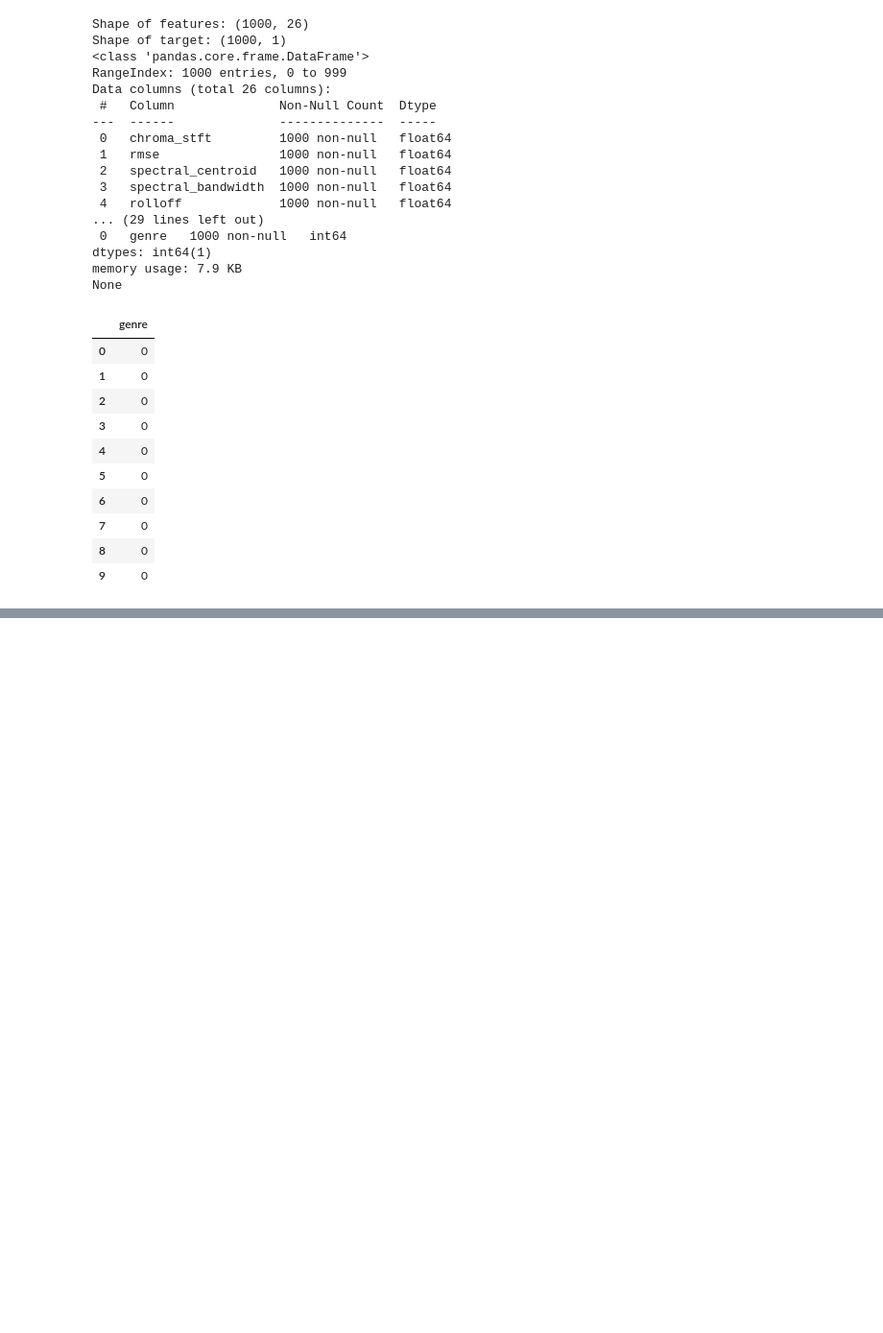
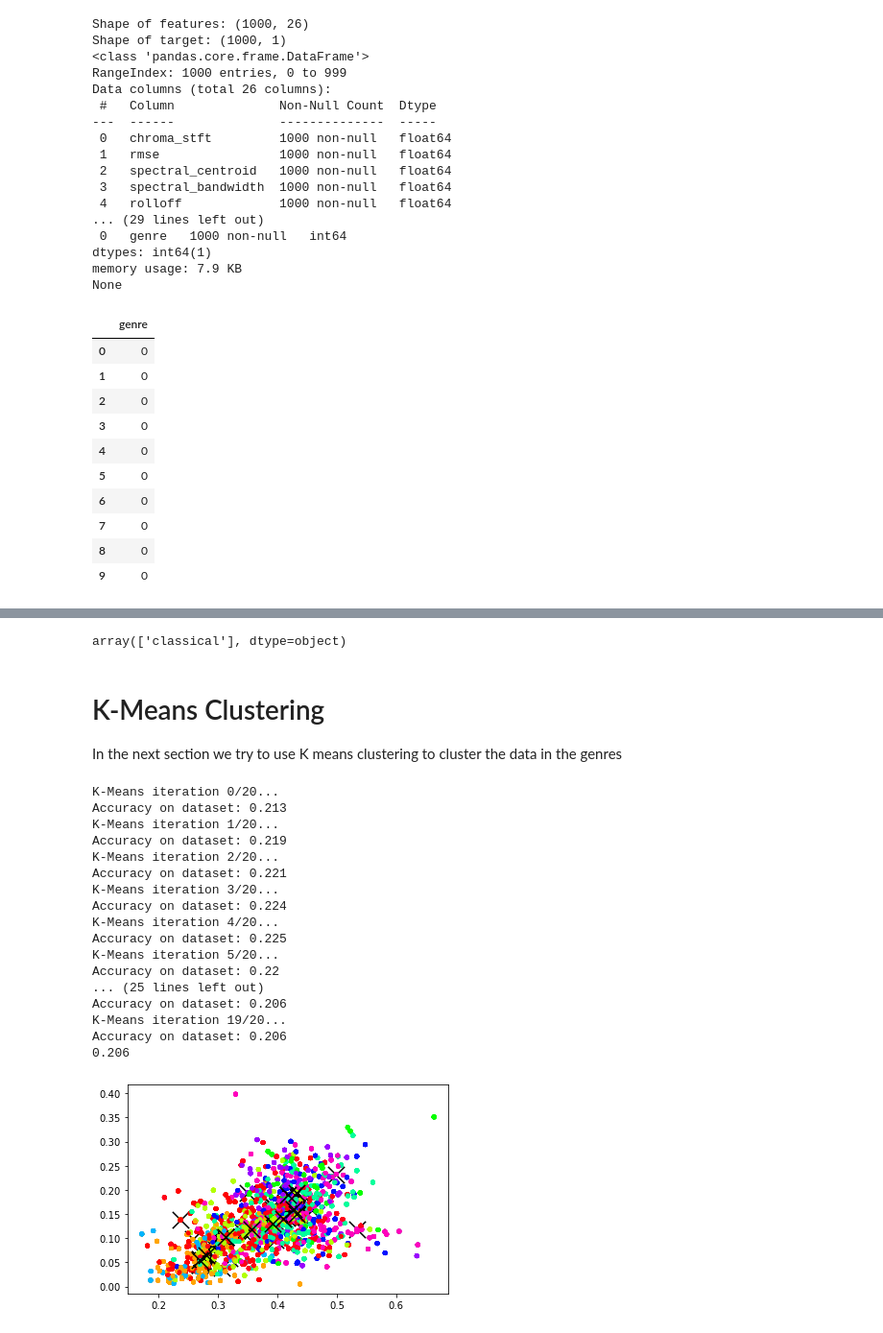
Before and after one commit to haiderali711/genre-prediction-audio, a Jupyter notebook: toy_prediction_model.ipynb, the cells around one changed output, grey strips where cells are left out. Shown: that part at 96% size. Drawn from its saved outputs; the diff is of its cells as text; code cells hidden in the pictures; blank space fills up the shorter version.

```diff
--- a/toy_prediction_model.ipynb
+++ b/toy_prediction_model.ipynb
@@ -124,0 +126,14 @@ RMSE on Test set : 6.1295414359090525
+# %%
+# Predict genre using linear regression
+from extract_features import extract
+
+song_tuple = extract('../genres/jazz/jazz.00007.wav')
+song = np.asarray(song_tuple).reshape(1, -1).astype(np.float)
+song
+encoder.inverse_transform([int(model.predict(song))])
+# %% [output]
+array(['classical'], dtype=object)
+# %% [markdown]
+# K-Means Clustering
+
+In the next section we try to use K means clustering to cluster the data in the genres
@@ -124,0 +203,54 @@ RMSE on Test set : 6.1295414359090525
+# %%
+def getAccuracy(labels, prediction):
+    return np.sum(labels == prediction)/labels.shape[0]
+
+def runkMeans(X, initial_centroids, max_iters, plot_progress):
+    centroids = initial_centroids
+    previous_centroids = centroids
+    for i in range (max_iters):
+        print('K-Means iteration ' + str(i) + '/' + str(max_iters) + '...')
+
+        idx = findClosestCentroids(X, centroids)
+
+        if plot_progress:
+            #Plot datapoints of first two columns
+            plotProgress(X, centroids, previous_centroids, idx, K, i)
+            previous_centroids = centroids;
+            #display.clear_output(wait=True)
+            #display.display(pl.gcf())
+        #input("Press enter to continue...")
+        prediction = findClosestCentroids(train_data_features.values, centroids)
+        accuracy = getAccuracy(train_data_target.values, prediction)
+        print("Accuracy on dataset:", accuracy)
+        centroids = computeCentroids(X, idx, K)
+    return centroids
+
+K = 10;
+
+initial_centroids = initializeCentroids(train_data_features.values, train_data_target.values, K)
+
+final_centroids = runkMeans(train_data_features.values, initial_centroids, 20, True)
+
+#print(train_data_features.head())
+#print(train_data_target.head())
+prediction = findClosestCentroids(train_data_features.values, final_centroids)
+print(getAccuracy(train_data_target.values, prediction))
+# %% [output]
+K-Means iteration 0/20...
+Accuracy on dataset: 0.213
+K-Means iteration 1/20...
+Accuracy on dataset: 0.219
+K-Means iteration 2/20...
+Accuracy on dataset: 0.221
+K-Means iteration 3/20...
+Accuracy on dataset: 0.224
+K-Means iteration 4/20...
+Accuracy on dataset: 0.225
+K-Means iteration 5/20...
+Accuracy on dataset: 0.22
+... (25 lines left out)
+Accuracy on dataset: 0.206
+K-Means iteration 19/20...
+Accuracy on dataset: 0.206
+0.206
+[figure, added]
```
Also changed, not shown: parts of 2 cells of this notebook, 2 other files.
